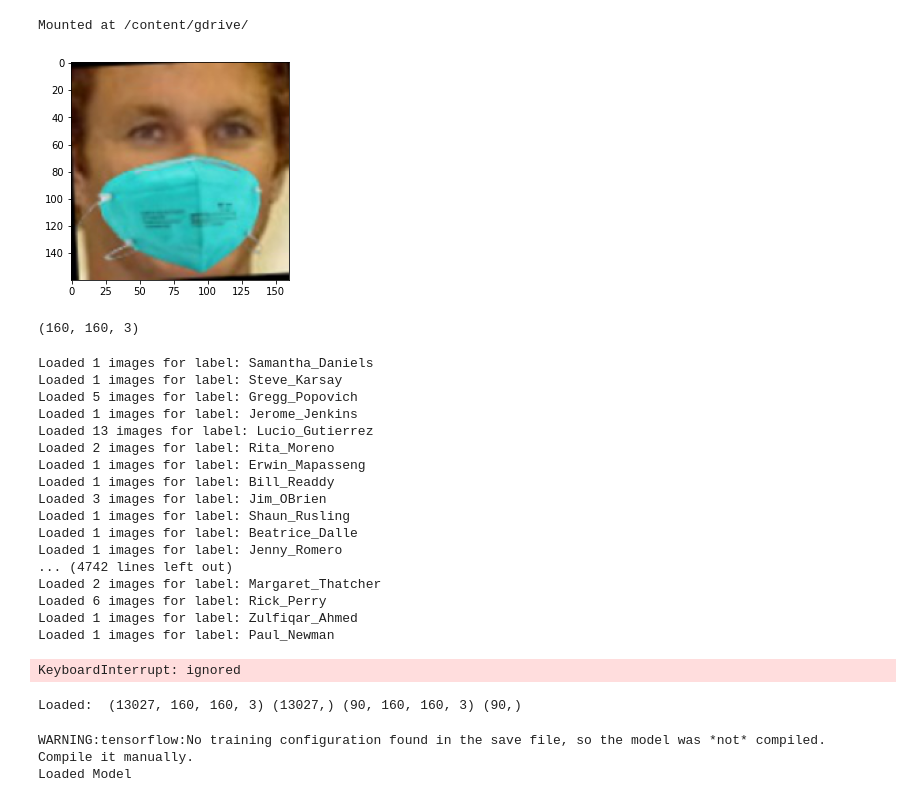
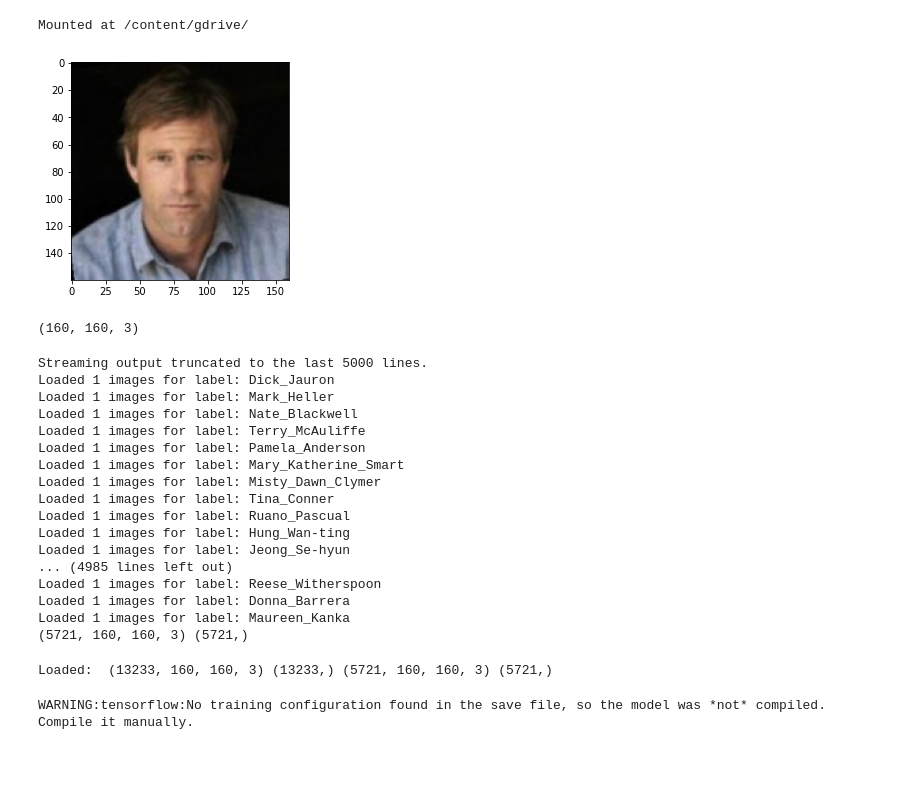
Before and after one commit to balvansh/Analyzing-Facial-Recognition-Algorithms, a Jupyter notebook: src/FaceNet_implementation.ipynb, the cells around one changed output. Drawn from its saved outputs; the diff is of its cells as text; code cells hidden in the pictures; blank space fills up the shorter version.

Commit message:
Code clean up and fixed issues with imports. Working DeepFace code added

```diff
--- a/src/FaceNet_implementation.ipynb
+++ b/src/FaceNet_implementation.ipynb
@@ -35,33 +35,33 @@ from matplotlib import pyplot as plt
 from keras.models import load_model
 from PIL import Image
 
-prefix = '/content/gdrive/My Drive/Advanced Machine Learning/Project/lfw_masked/'
+#prefix = '/content/gdrive/My Drive/Advanced Machine Learning/Project/lfw_masked/'
 
 #To check with LFW custom masked dataset, uncomment the below line.
-#prefix = '/content/gdrive/My Drive/Advanced Machine Learning/Project/'
+prefix = '/content/gdrive/My Drive/Advanced Machine Learning/Project/'
 # %%
 # Extracting a single face from any given image and resizing it to 160x160
 
 def extractFace(filename, required_size=(160, 160)):
     extracted_image = Image.open(filename)
     extracted_image = extracted_image.convert('RGB')
 
     extracted_image = extracted_image.resize(required_size)
     face_array = np.asarray(extracted_image)
 
     return face_array
 
 #Loading a single image and trying to extract the face in the image
-pixels = extractFace(prefix+'lfw_test/Aaron_Peirsol/Aaron_Peirsol_0002.jpg')
+#pixels = extractFace(prefix+'lfw_test/Aaron_Peirsol/Aaron_Peirsol_0002.jpg')
 
 #To check with LFW custom masked dataset, uncomment the below line.
-#pixels = extract_face(prefix+'lfw_funneled/Aaron_Eckhart/Aaron_Eckhart_0001.jpg')
+pixels = extractFace(prefix+'lfw_funneled/Aaron_Eckhart/Aaron_Eckhart_0001.jpg')
 
 plt.imshow(pixels)
 plt.show()
 print(pixels.shape)
 # %% [output]
-[figure, old version]
+[figure, new version]
 (160, 160, 3)
 # %%
 #Extract all the faces from images in any given directory
@@ -90,37 +90,36 @@ def loadDataset(dir):
 
 
 # Loading Training images, that is images to train the facial recognition algorithm
-trainX, trainy = loadDataset(prefix+'lfw_train/')
+#trainX, trainy = loadDataset(prefix+'lfw_train/')
 
-#trainX, trainy = load_dataset(prefix+'lfw_funneled/')
+trainX, trainy = loadDataset(prefix+'lfw_funneled/')
 
 print(trainX.shape, trainy.shape)
 
 # Loading the Test Data
-testX, testy = loadDataset(prefix+'lfw_test/')
+#testX, testy = loadDataset(prefix+'lfw_test/')
 
-#testX, testy = load_dataset(prefix+'mask_test/')
+#testX, testy = loadDataset(prefix+'mask_test/')
 
-#testX, testy = load_dataset(prefix+'mask_eyewear/')
+testX, testy = loadDataset(prefix+'mask_eyewear/')
 print(testX.shape, testy.shape)
 # %% [output]
-Loaded 1 images for label: Samantha_Daniels
-Loaded 1 images for label: Steve_Karsay
-Loaded 5 images for label: Gregg_Popovich
-Loaded 1 images for label: Jerome_Jenkins
-Loaded 13 images for label: Lucio_Gutierrez
-Loaded 2 images for label: Rita_Moreno
-Loaded 1 images for label: Erwin_Mapasseng
-Loaded 1 images for label: Bill_Readdy
-Loaded 3 images for label: Jim_OBrien
-Loaded 1 images for label: Shaun_Rusling
-Loaded 1 images for label: Beatrice_Dalle
-Loaded 1 images for label: Jenny_Romero
-... (4742 lines left out)
-Loaded 2 images for label: Margaret_Thatcher
-Loaded 6 images for label: Rick_Perry
-Loaded 1 images for label: Zulfiqar_Ahmed
-Loaded 1 images for label: Paul_Newman
+Streaming output truncated to the last 5000 lines.
+Loaded 1 images for label: Dick_Jauron
+Loaded 1 images for label: Mark_Heller
+Loaded 1 images for label: Nate_Blackwell
+Loaded 1 images for label: Terry_McAuliffe
+Loaded 1 images for label: Pamela_Anderson
+Loaded 1 images for label: Mary_Katherine_Smart
+Loaded 1 images for label: Misty_Dawn_Clymer
+Loaded 1 images for label: Tina_Conner
+Loaded 1 images for label: Ruano_Pascual
+Loaded 1 images for label: Hung_Wan-ting
+Loaded 1 images for label: Jeong_Se-hyun
+... (4985 lines left out)
+Loaded 1 images for label: Reese_Witherspoon
+Loaded 1 images for label: Donna_Barrera
+Loaded 1 images for label: Maureen_Kanka
+(5721, 160, 160, 3) (5721,)
-KeyboardInterrupt: ignored
 # %%
 #As the dataset doesn't fit in the memory, compressing the dataset for any further use
@@ -131,22 +130,21 @@ np.savez_compressed('lfw-masked-dataset.npz', trainX, trainy, testX, testy)
 # %%
 #From the compressed data loading the train and test values
 
-data = np.load('lfw-masked-dataset.npz')
+#data = np.load('lfw-masked-dataset.npz')
 
 #data = np.load('lfw-custom-masked-dataset.npz')
-#data = np.load('lfw-eyewear-masked-dataset.npz')
+data = np.load('lfw-eyewear-masked-dataset.npz')
 
 trainX, trainy, testX, testy = data['arr_0'], data['arr_1'], data['arr_2'], data['arr_3']
 print('Loaded: ', trainX.shape, trainy.shape, testX.shape, testy.shape)
 # %% [output]
-Loaded:  (13027, 160, 160, 3) (13027,) (90, 160, 160, 3) (90,)
+Loaded:  (13233, 160, 160, 3) (13233,) (5721, 160, 160, 3) (5721,)
 # %%
 #Selecting the weighted FaceNet model
 
 facenet_model = load_model(prefix+'facenet_keras.h5')
 # %% [output]
 WARNING:tensorflow:No training configuration found in the save file, so the model was *not* compiled. Compile it manually.
-Loaded Model
 # %%
 '''
 As the FaceNet model uses a Triplet Loss function on the face embeddings to
```
Also changed, not shown: parts of 4 cells of this notebook, 3 other files.
